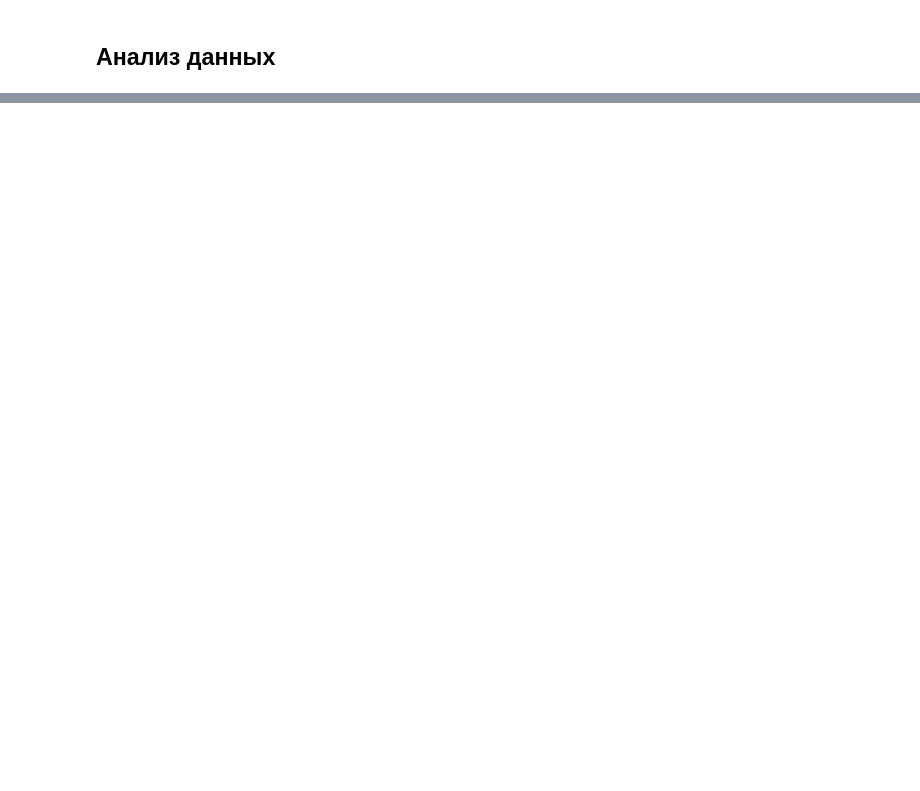
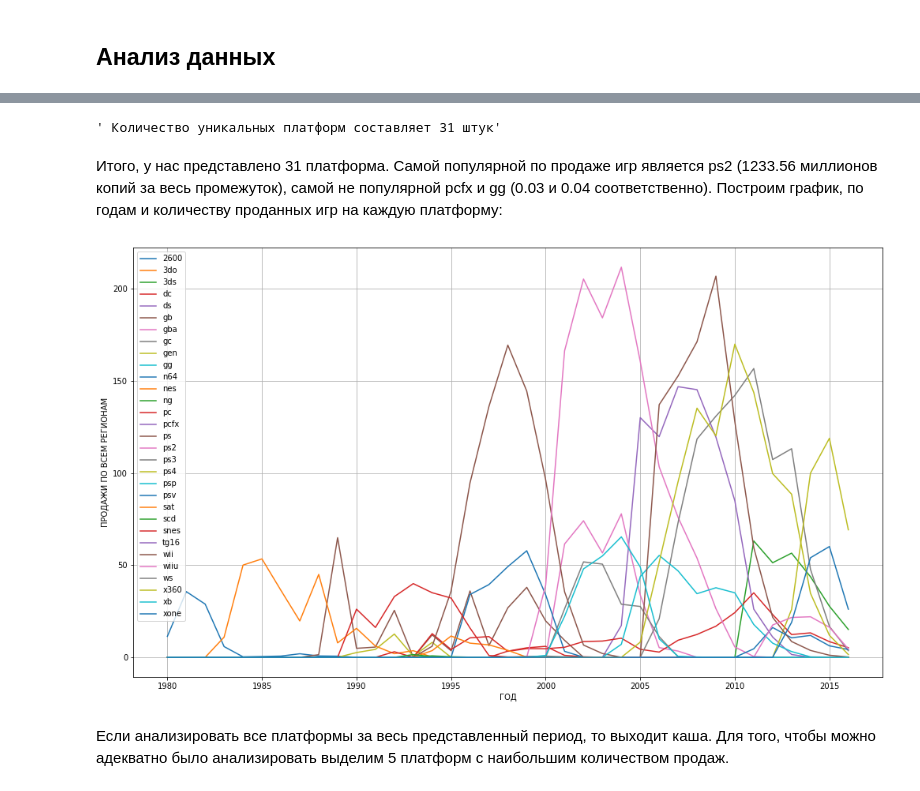
Before and after one commit to VladislaVladimir/PracticumByYandex, a Jupyter notebook: 4_study_project/mobile_tarifs.ipynb, the cells around one changed output, grey strips where cells are left out. Drawn from its saved outputs; the diff is of its cells as text; code cells hidden in the pictures; blank space fills up the shorter version.

```diff
--- a/4_study_project/mobile_tarifs.ipynb
+++ b/4_study_project/mobile_tarifs.ipynb
@@ -895,0 +482,33 @@ p-значение: 0.5257376663729298
+# %%
+unique_platform = len(data['platform'].unique()) #посчитаем сколько всего уникальных платформ существует
+display(f' Количество уникальных платформ составляет {unique_platform} штук')
+# %% [output]
+' Количество уникальных платформ составляет 31 штук'
+# %% [markdown]
+Итого, у нас представлено 31 платформа. Самой популярной по продаже игр является ps2 (1233.56 миллионов копий за весь промежуток), самой не популярной pcfx и gg (0.03 и 0.04 соответственно). Построим график, по годам и количеству проданных игр на каждую платформу:
+# %%
+type_of_platforms_pivot = (data
+                     .pivot_table(
+                         index = 'year_of_release',
+                         values = 'total_sales',
+                         columns = 'platform',
+                         aggfunc = 'sum')
+                     .fillna(0)
+                 )  #создадим сводную таблицу для вывода графика
+# %%
+fig = plt.figure(figsize=(17,10))
+
+ax = fig.add_subplot(111)
+
+ax.plot(type_of_platforms_pivot)
+ax.grid()
+ax.set_xlabel('ГОД')
+ax.set_ylabel('ПРОДАЖИ ПО ВСЕМ РЕГИОНАМ')
+
+ax.legend(type_of_platforms_pivot.columns)
+
+fig.show()
+# %% [output]
+[figure, added]
+# %% [markdown]
+Если анализировать все платформы за весь представленный период, то выходит каша. Для того, чтобы можно адекватно было анализировать выделим 5 платформ c наибольшим количеством продаж.
```
Also changed, not shown: parts of 268 cells of this notebook.
